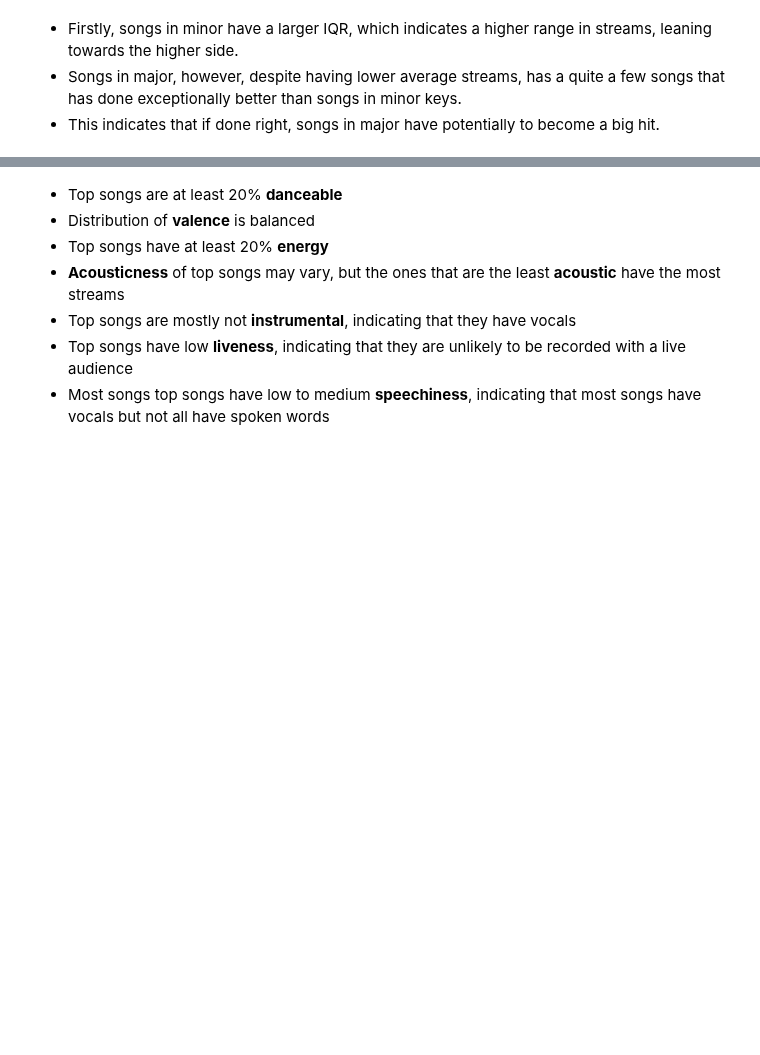
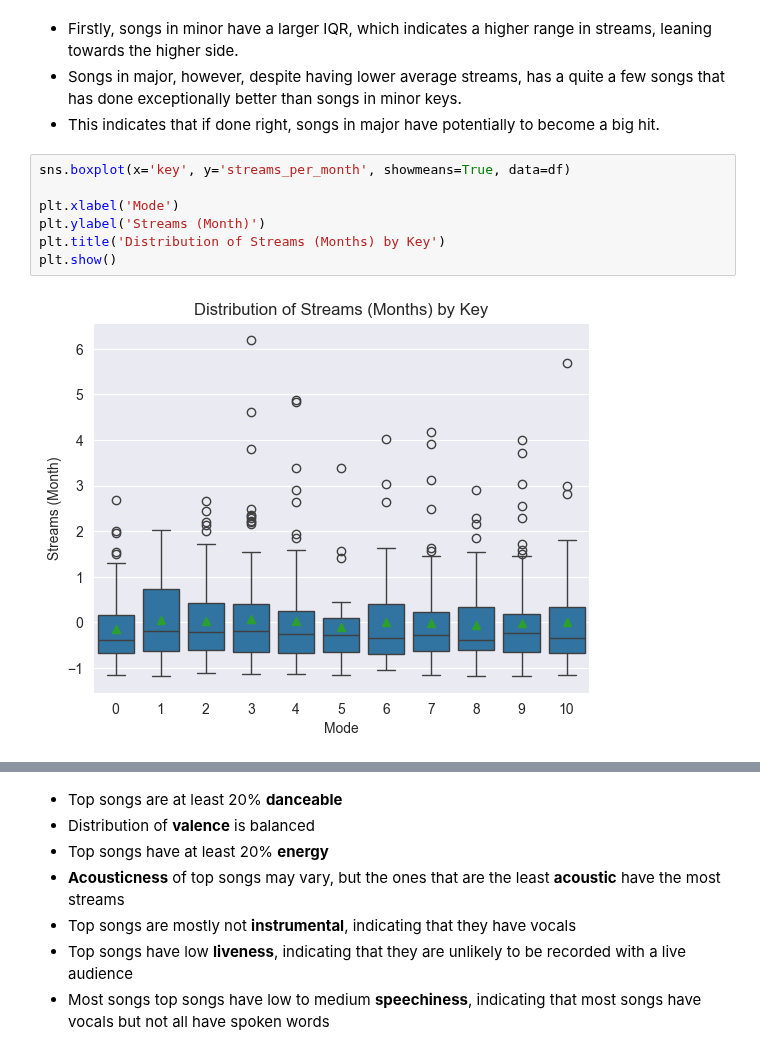
Before and after one commit to certificateofparticipation/VJCxTP-Hackathon-24, a Jupyter notebook: main.ipynb, the cells around one changed output, grey strips where cells are left out. Drawn from its saved outputs; the diff is of its cells as text; blank space fills up the shorter version.

```diff
--- a/main.ipynb
+++ b/main.ipynb
@@ -336,6 +344,15 @@ plt.show()
 - Firstly, songs in minor have a larger IQR, which indicates a higher range in streams, leaning towards the higher side.
 - Songs in major, however, despite having lower average streams, has a quite a few songs that has done exceptionally better than songs in minor keys.
 - This indicates that if done right, songs in major have potentially to become a big hit.
+# %%
+sns.boxplot(x='key', y='streams_per_month', showmeans=True, data=df)
+
+plt.xlabel('Mode')
+plt.ylabel('Streams (Month)')
+plt.title('Distribution of Streams (Months) by Key')
+plt.show()
+# %% [output]
+[figure, added]
 # %%
 # Plot % against streams
 
```
Also changed, not shown: parts of 19 cells of this notebook, 1 other file.
